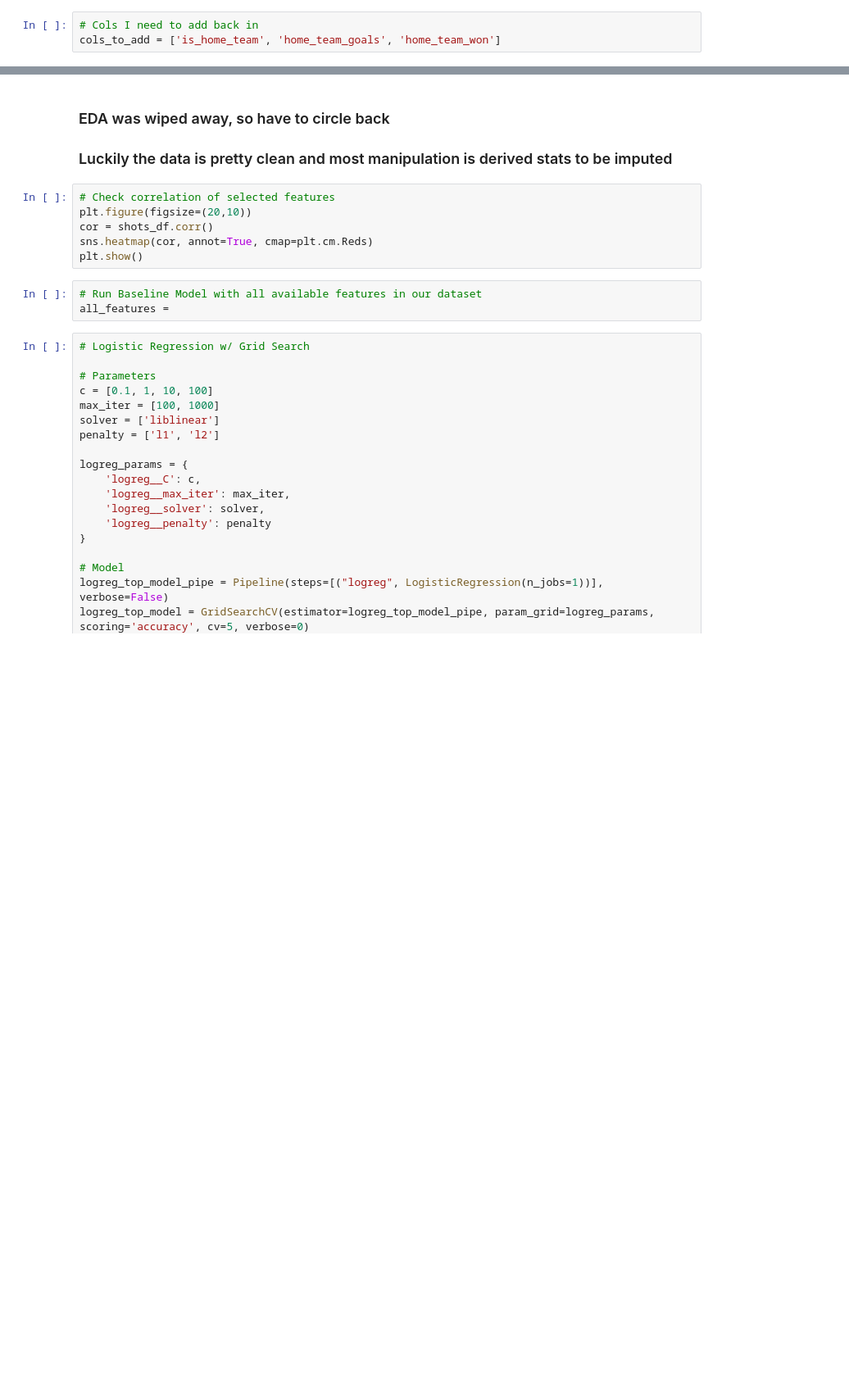
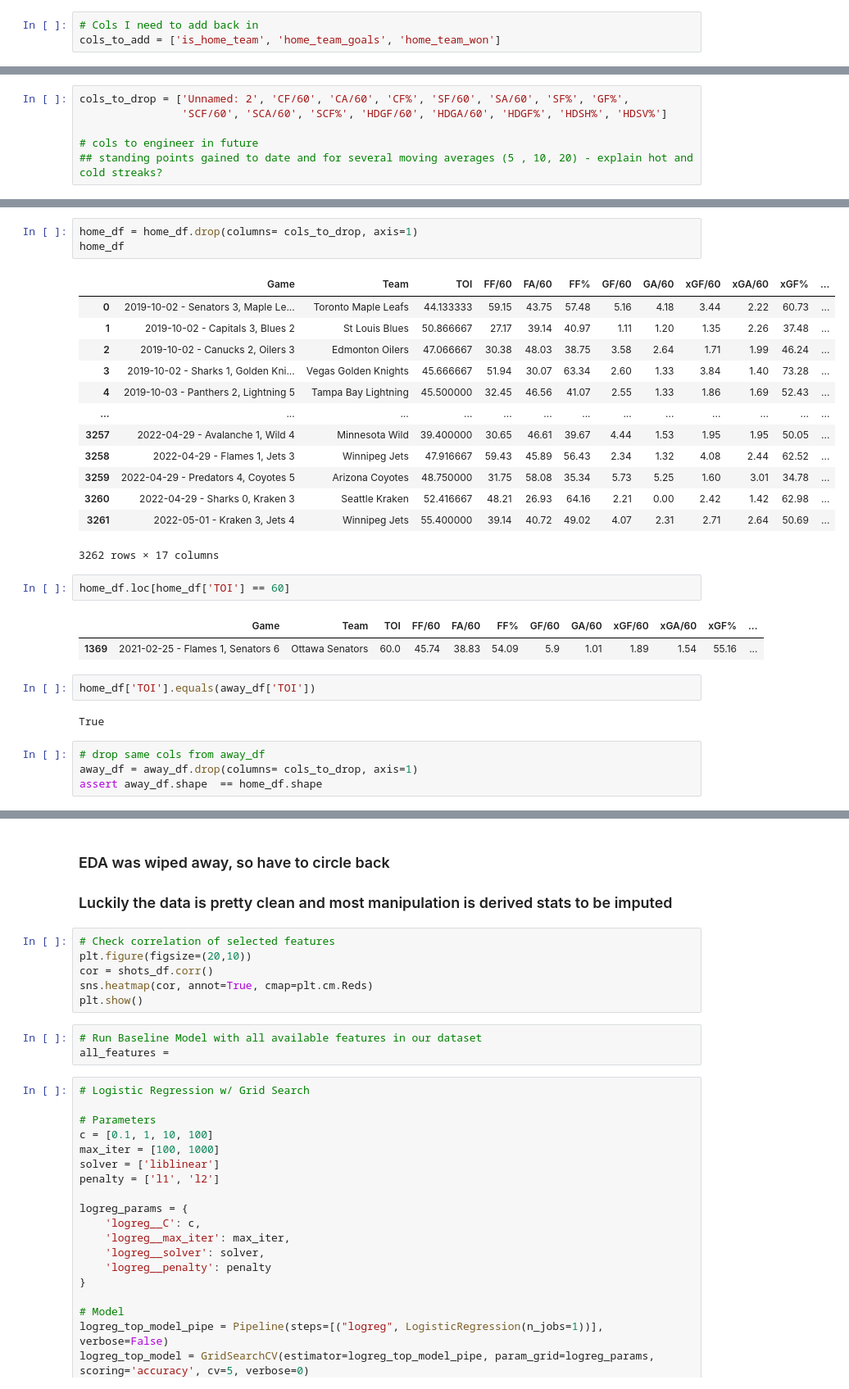
Before and after one commit to jbenasuli/nhl-predictons, a Jupyter notebook: nhl-predictions-sandbox.ipynb, the cells around one changed output, grey strips where cells are left out. Shown at 82% size. Cells and saved outputs as stored; diff of their text form; blank space fills up the shorter version.

```diff
--- a/nhl-predictions-sandbox.ipynb
+++ b/nhl-predictions-sandbox.ipynb
@@ -167,0 +211,6 @@ cols_to_add = ['is_home_team', 'home_team_goals', 'home_team_won']
+# %%
+cols_to_drop = ['Unnamed: 2', 'CF/60', 'CA/60', 'CF%', 'SF/60', 'SA/60', 'SF%', 'GF%',
+                'SCF/60', 'SCA/60', 'SCF%', 'HDGF/60', 'HDGA/60', 'HDGF%', 'HDSH%', 'HDSV%']
+
+# cols to engineer in future
+## standing points gained to date and for several moving averages (5 , 10, 20) - explain hot and cold streaks?
@@ -167,0 +233,30 @@ cols_to_add = ['is_home_team', 'home_team_goals', 'home_team_won']
+# %%
+home_df = home_df.drop(columns= cols_to_drop, axis=1)
+home_df
+# %% [output]
+|  | Game | Team | TOI | FF/60 | FA/60 | FF% | GF/60 | GA/60 | xGF/60 | xGA/60 | xGF% | ... |
+| 0 | 2019-10-02 - Senators 3, Maple Le... | Toronto Maple Leafs | 44.133333 | 59.15 | 43.75 | 57.48 | 5.16 | 4.18 | 3.44 | 2.22 | 60.73 | ... |
+| 1 | 2019-10-02 - Capitals 3, Blues 2 | St Louis Blues | 50.866667 | 27.17 | 39.14 | 40.97 | 1.11 | 1.20 | 1.35 | 2.26 | 37.48 | ... |
+| 2 | 2019-10-02 - Canucks 2, Oilers 3 | Edmonton Oilers | 47.066667 | 30.38 | 48.03 | 38.75 | 3.58 | 2.64 | 1.71 | 1.99 | 46.24 | ... |
+| 3 | 2019-10-02 - Sharks 1, Golden Kni... | Vegas Golden Knights | 45.666667 | 51.94 | 30.07 | 63.34 | 2.60 | 1.33 | 3.84 | 1.40 | 73.28 | ... |
+| 4 | 2019-10-03 - Panthers 2, Lightning 5 | Tampa Bay Lightning | 45.500000 | 32.45 | 46.56 | 41.07 | 2.55 | 1.33 | 1.86 | 1.69 | 52.43 | ... |
+| ... | ... | ... | ... | ... | ... | ... | ... | ... | ... | ... | ... | ... |
+| 3257 | 2022-04-29 - Avalanche 1, Wild 4 | Minnesota Wild | 39.400000 | 30.65 | 46.61 | 39.67 | 4.44 | 1.53 | 1.95 | 1.95 | 50.05 | ... |
+| 3258 | 2022-04-29 - Flames 1, Jets 3 | Winnipeg Jets | 47.916667 | 59.43 | 45.89 | 56.43 | 2.34 | 1.32 | 4.08 | 2.44 | 62.52 | ... |
+| 3259 | 2022-04-29 - Predators 4, Coyotes 5 | Arizona Coyotes | 48.750000 | 31.75 | 58.08 | 35.34 | 5.73 | 5.25 | 1.60 | 3.01 | 34.78 | ... |
+| 3260 | 2022-04-29 - Sharks 0, Kraken 3 | Seattle Kraken | 52.416667 | 48.21 | 26.93 | 64.16 | 2.21 | 0.00 | 2.42 | 1.42 | 62.98 | ... |
+| 3261 | 2022-05-01 - Kraken 3, Jets 4 | Winnipeg Jets | 55.400000 | 39.14 | 40.72 | 49.02 | 4.07 | 2.31 | 2.71 | 2.64 | 50.69 | ... |
+3262 rows × 17 columns
+# %%
+home_df.loc[home_df['TOI'] == 60]
+# %% [output]
+|  | Game | Team | TOI | FF/60 | FA/60 | FF% | GF/60 | GA/60 | xGF/60 | xGA/60 | xGF% | ... |
+| 1369 | 2021-02-25 - Flames 1, Senators 6 | Ottawa Senators | 60.0 | 45.74 | 38.83 | 54.09 | 5.9 | 1.01 | 1.89 | 1.54 | 55.16 | ... |
+# %%
+home_df['TOI'].equals(away_df['TOI'])
+# %% [output]
+True
+# %%
+# drop same cols from away_df
+away_df = away_df.drop(columns= cols_to_drop, axis=1)
+assert away_df.shape  == home_df.shape
```
Also changed, not shown: parts of 27 cells of this notebook, 1 other file.
